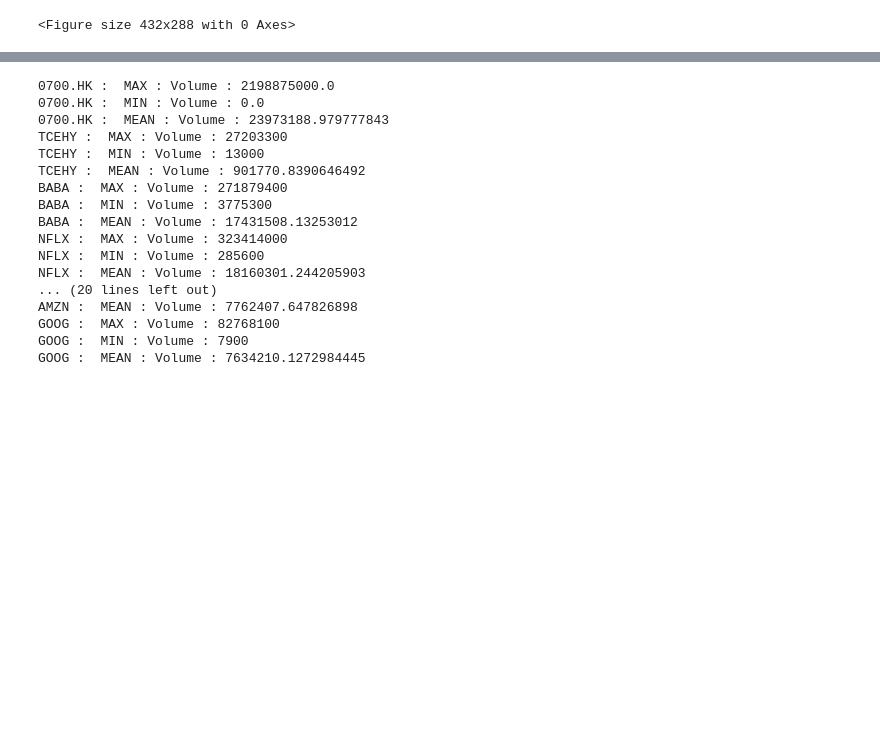
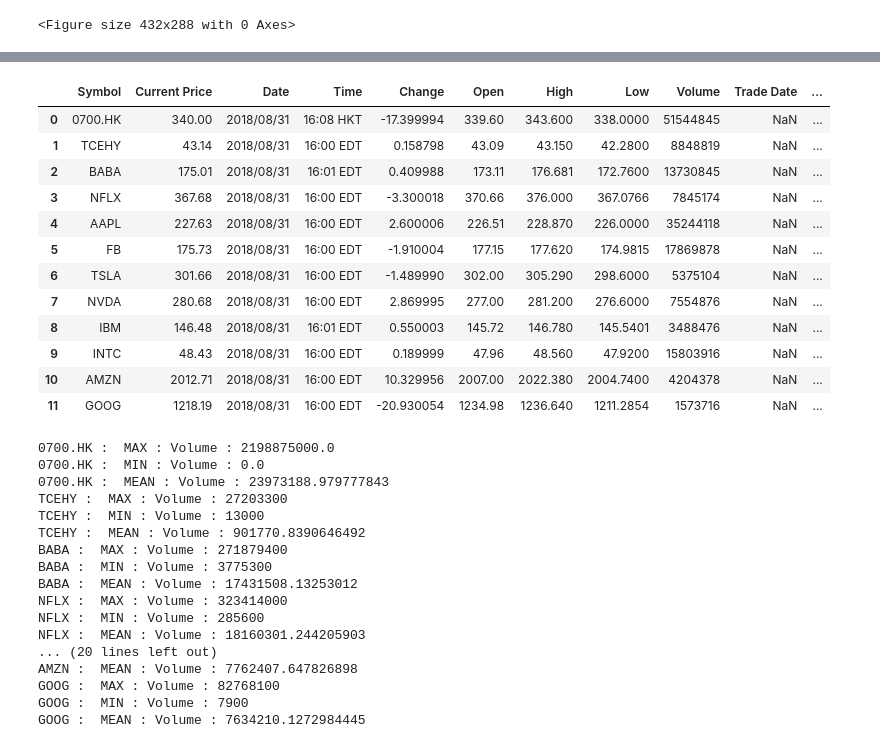
Before and after one commit to Oadegbite/Projects, a Jupyter notebook: UdacityFinacialCourse/TestBox.ipynb, the cells around one changed output, grey strips where cells are left out. Cells and saved outputs as stored; diff of their text form; code cells hidden in the pictures; blank space fills up the shorter version.

```diff
--- a/UdacityFinacialCourse/TestBox.ipynb
+++ b/UdacityFinacialCourse/TestBox.ipynb
@@ -111,6 +109,22 @@ SyntaxError: invalid syntax (<ipython-input-10-101b8674de41>, line 1)
 myList = pd.read_csv("quotes.csv")
 # %%
 Following = myList['Symbol']
+# %%
+myList
+# %% [output]
+|  | Symbol | Current Price | Date | Time | Change | Open | High | Low | Volume | Trade Date | ... |
+| 0 | 0700.HK | 340.00 | 2018/08/31 | 16:08 HKT | -17.399994 | 339.60 | 343.600 | 338.0000 | 51544845 | NaN | ... |
+| 1 | TCEHY | 43.14 | 2018/08/31 | 16:00 EDT | 0.158798 | 43.09 | 43.150 | 42.2800 | 8848819 | NaN | ... |
+| 2 | BABA | 175.01 | 2018/08/31 | 16:01 EDT | 0.409988 | 173.11 | 176.681 | 172.7600 | 13730845 | NaN | ... |
+| 3 | NFLX | 367.68 | 2018/08/31 | 16:00 EDT | -3.300018 | 370.66 | 376.000 | 367.0766 | 7845174 | NaN | ... |
+| 4 | AAPL | 227.63 | 2018/08/31 | 16:00 EDT | 2.600006 | 226.51 | 228.870 | 226.0000 | 35244118 | NaN | ... |
+| 5 | FB | 175.73 | 2018/08/31 | 16:00 EDT | -1.910004 | 177.15 | 177.620 | 174.9815 | 17869878 | NaN | ... |
+| 6 | TSLA | 301.66 | 2018/08/31 | 16:00 EDT | -1.489990 | 302.00 | 305.290 | 298.6000 | 5375104 | NaN | ... |
+| 7 | NVDA | 280.68 | 2018/08/31 | 16:00 EDT | 2.869995 | 277.00 | 281.200 | 276.6000 | 7554876 | NaN | ... |
+| 8 | IBM | 146.48 | 2018/08/31 | 16:01 EDT | 0.550003 | 145.72 | 146.780 | 145.5401 | 3488476 | NaN | ... |
+| 9 | INTC | 48.43 | 2018/08/31 | 16:00 EDT | 0.189999 | 47.96 | 48.560 | 47.9200 | 15803916 | NaN | ... |
+| 10 | AMZN | 2012.71 | 2018/08/31 | 16:00 EDT | 10.329956 | 2007.00 | 2022.380 | 2004.7400 | 4204378 | NaN | ... |
+| 11 | GOOG | 1218.19 | 2018/08/31 | 16:00 EDT | -20.930054 | 1234.98 | 1236.640 | 1211.2854 | 1573716 | NaN | ... |
 # %%
 for sy in Following:
     cat = "Volume"
```
Also changed, not shown: parts of 61 cells of this notebook, 2 other files.
